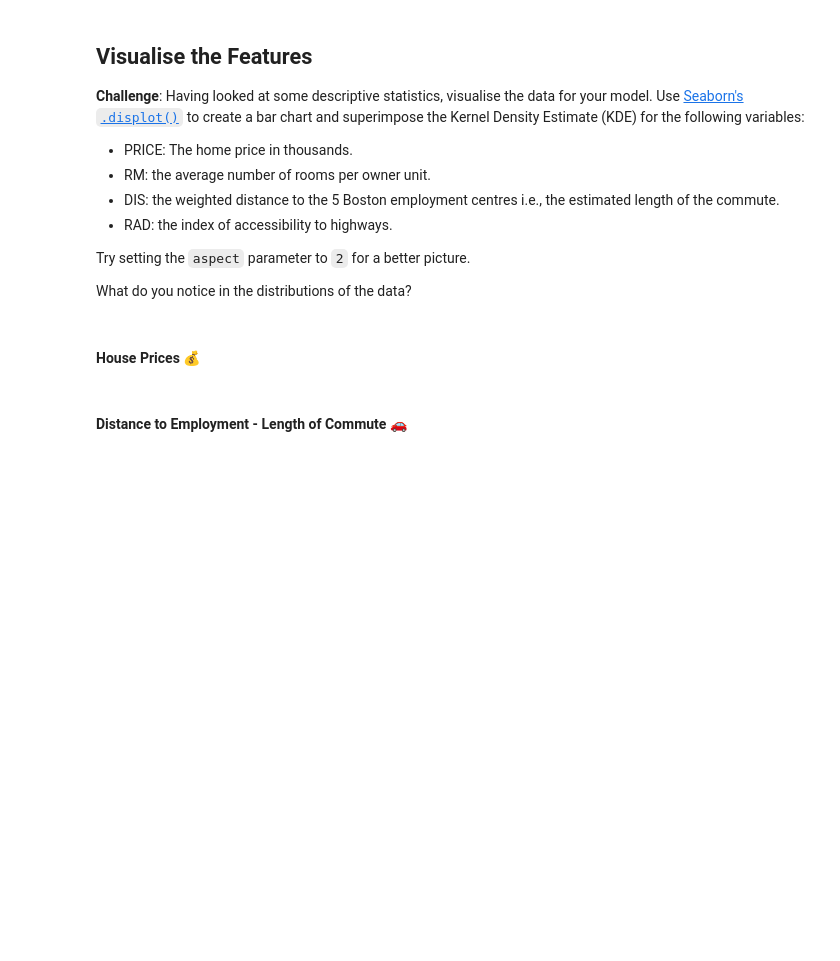
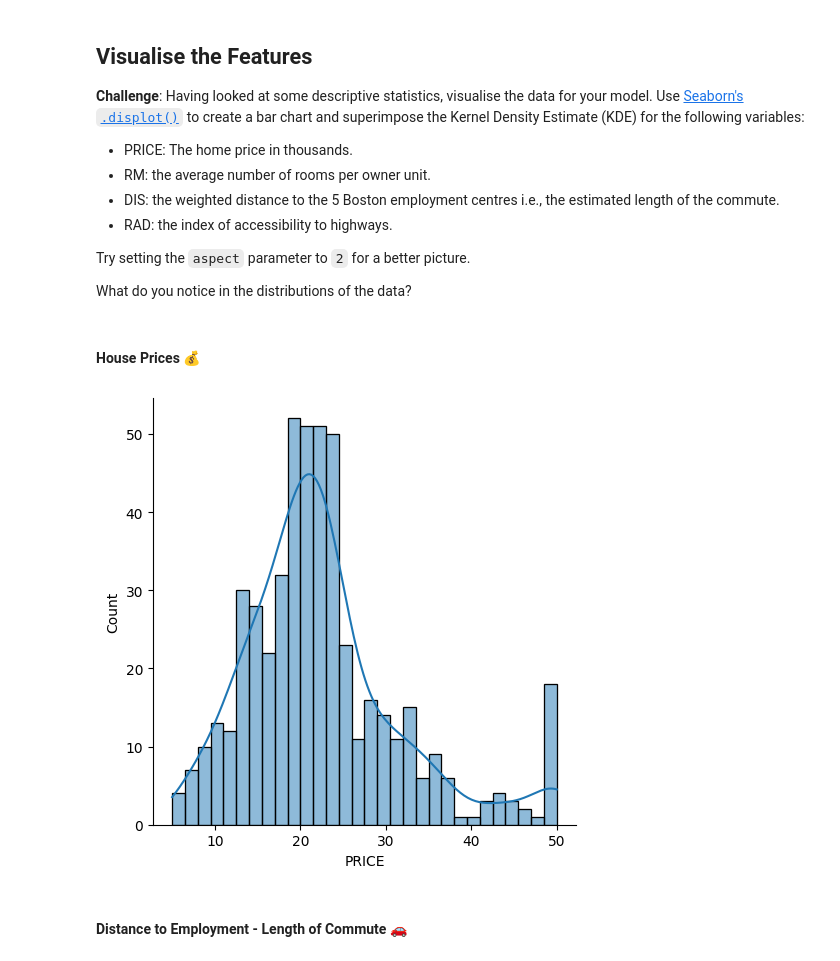
Before and after one commit to ckpinguin/learning_python, a Jupyter notebook: day81_Multivariable+Regression/Multivariable_Regression_and_Valuation_Model_(start).ipynb, the cells around one changed output. Saved outputs shown, nothing was run; the diff lists cells and outputs as text; code cells hidden in the pictures; blank space fills up the shorter version.

```diff
--- a/day81_Multivariable+Regression/Multivariable_Regression_and_Valuation_Model_(start).ipynb
+++ b/day81_Multivariable+Regression/Multivariable_Regression_and_Valuation_Model_(start).ipynb
@@ -190,5 +190,10 @@ Try setting the `aspect` parameter to `2` for a better picture.
 What do you notice in the distributions of the data?
 # %% [markdown]
 #### House Prices 💰
+# %%
+sns.displot(data=data, x='PRICE', kind='hist', kde=True, bins=30)
+plt.show()
+# %% [output]
+[figure, added]
 # %% [markdown]
 #### Distance to Employment - Length of Commute 🚗
```
Also changed, not shown: parts of 36 cells of this notebook, 1 other file.
